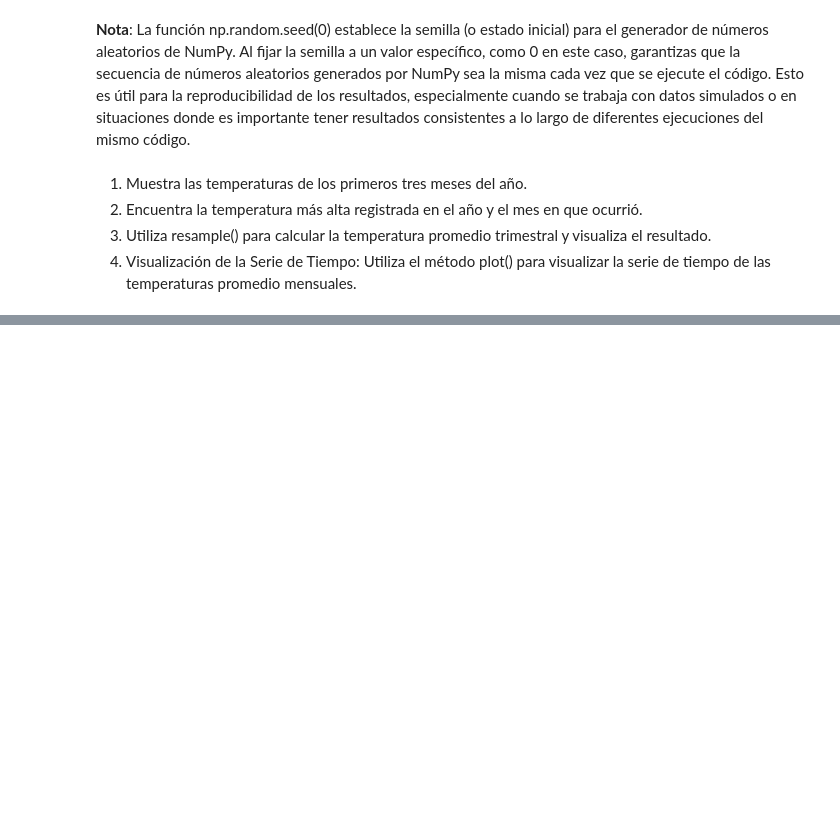
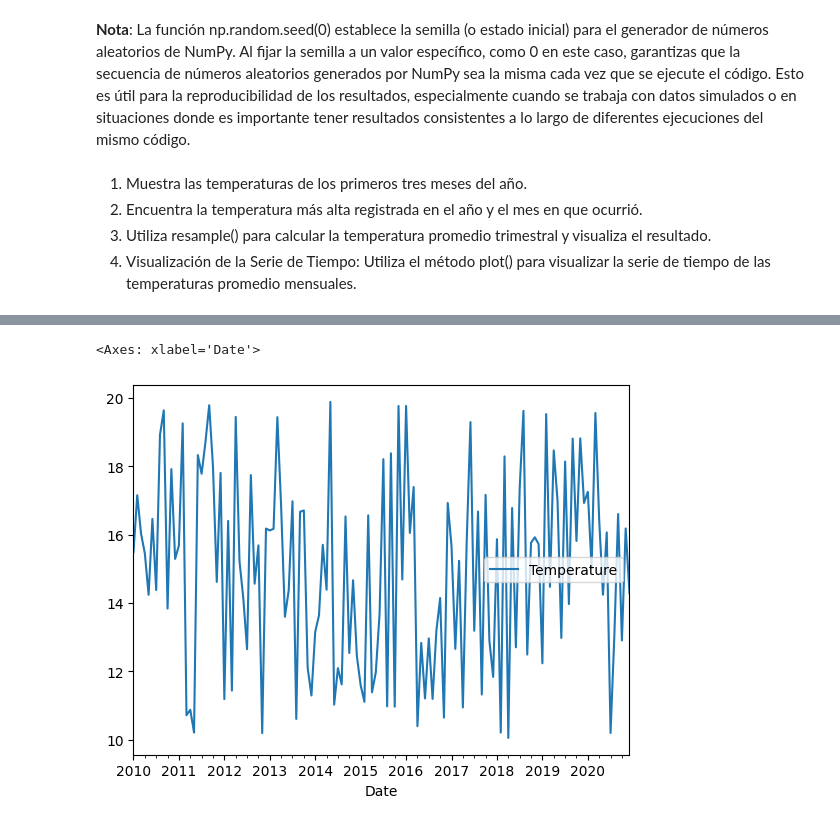
Before and after one commit to daniopitz/visualizaci-n, a Jupyter notebook: clases_practicas/clase03.ipynb, the cells around one changed output, grey strips where cells are left out. Saved outputs shown, nothing was run; the diff lists cells and outputs as text; code cells hidden in the pictures; blank space fills up the shorter version.

```diff
--- a/clases_practicas/clase03.ipynb
+++ b/clases_practicas/clase03.ipynb
@@ -568,3 +595,6 @@ temperaturas
 2. Encuentra la temperatura más alta registrada en el año y el mes en que ocurrió.
 3. Utiliza resample() para calcular la temperatura promedio trimestral y visualiza el resultado.
 4. Visualización de la Serie de Tiempo: Utiliza el método plot() para visualizar la serie de tiempo de las temperaturas promedio mensuales.
+# %%
+temperaturas=temperaturas.reset_index().rename(columns={'index': 'Date'})
+temperaturas
@@ -570,0 +615,4 @@ temperaturas
+# %%
+# Extract the month from the date column
+temperaturas['Month'] = temperaturas['Date'].dt.month
+temperaturas
@@ -570,0 +685,2 @@ temperaturas
+# %%
+temperaturas.set_index('Date').resample('Q').mean().drop(columns=['Month'])
@@ -570,0 +706,5 @@ temperaturas
+# %%
+temperaturas.set_index('Date').resample('M').mean().drop(columns=['Month']).plot()
+# %% [output]
+<Axes: xlabel='Date'>
+[figure, added]
```
Also changed, not shown: parts of 24 cells of this notebook.
